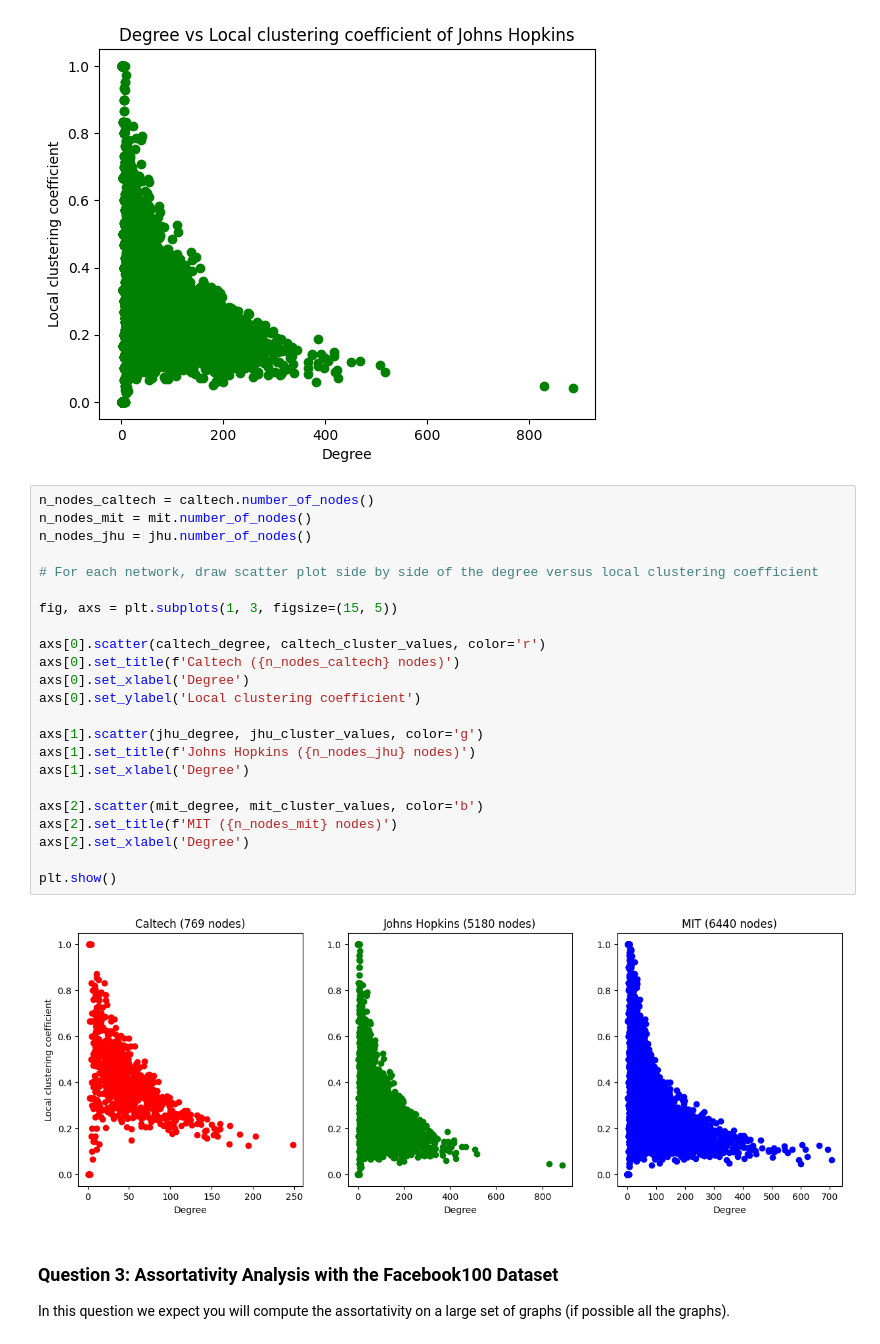
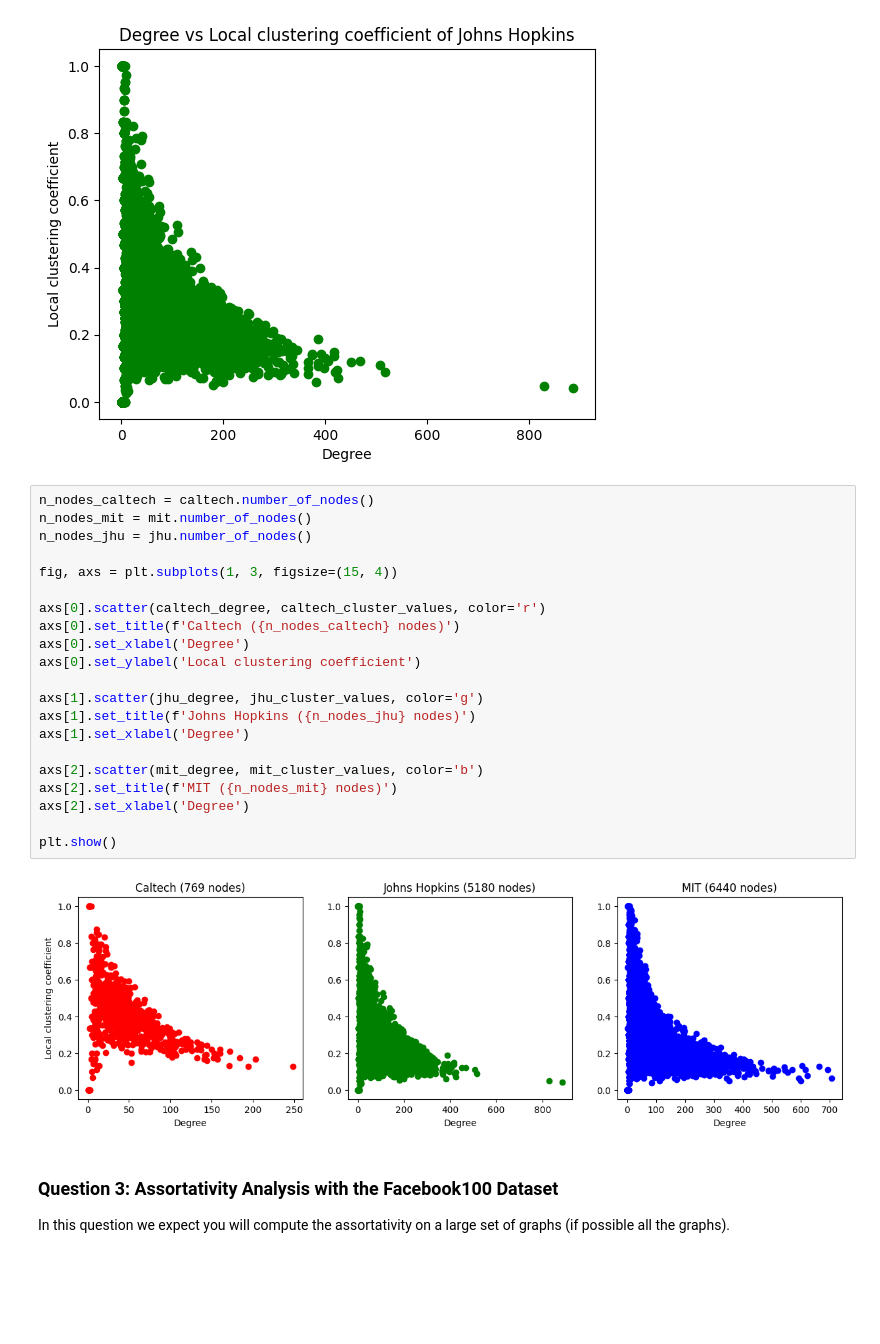
Before and after one commit to yurialvizi/NET4103-graph-learning, a Jupyter notebook: project.ipynb, the cells around one changed output. Drawn from its saved outputs; the diff is of its cells as text; blank space fills up the shorter version.

```diff
--- a/project.ipynb
+++ b/project.ipynb
@@ -150,28 +171,26 @@ plt.show()
 # %%
 n_nodes_caltech = caltech.number_of_nodes()
 n_nodes_mit = mit.number_of_nodes()
 n_nodes_jhu = jhu.number_of_nodes()
 
-# For each network, draw scatter plot side by side of the degree versus local clustering coefficient
-
-fig, axs = plt.subplots(1, 3, figsize=(15, 5))
+fig, axs = plt.subplots(1, 3, figsize=(15, 4))
 
 axs[0].scatter(caltech_degree, caltech_cluster_values, color='r')
 axs[0].set_title(f'Caltech ({n_nodes_caltech} nodes)')
 axs[0].set_xlabel('Degree')
 axs[0].set_ylabel('Local clustering coefficient')
 
 axs[1].scatter(jhu_degree, jhu_cluster_values, color='g')
 axs[1].set_title(f'Johns Hopkins ({n_nodes_jhu} nodes)')
 axs[1].set_xlabel('Degree')
 
 axs[2].scatter(mit_degree, mit_cluster_values, color='b')
 axs[2].set_title(f'MIT ({n_nodes_mit} nodes)')
 axs[2].set_xlabel('Degree')
 
 plt.show()
 # %% [output]
-[figure, old version]
+[figure, new version]
 # %% [markdown]
 ### Question 3: Assortativity Analysis with the Facebook100 Dataset
 
```
Also changed, not shown: parts of 36 cells of this notebook.
